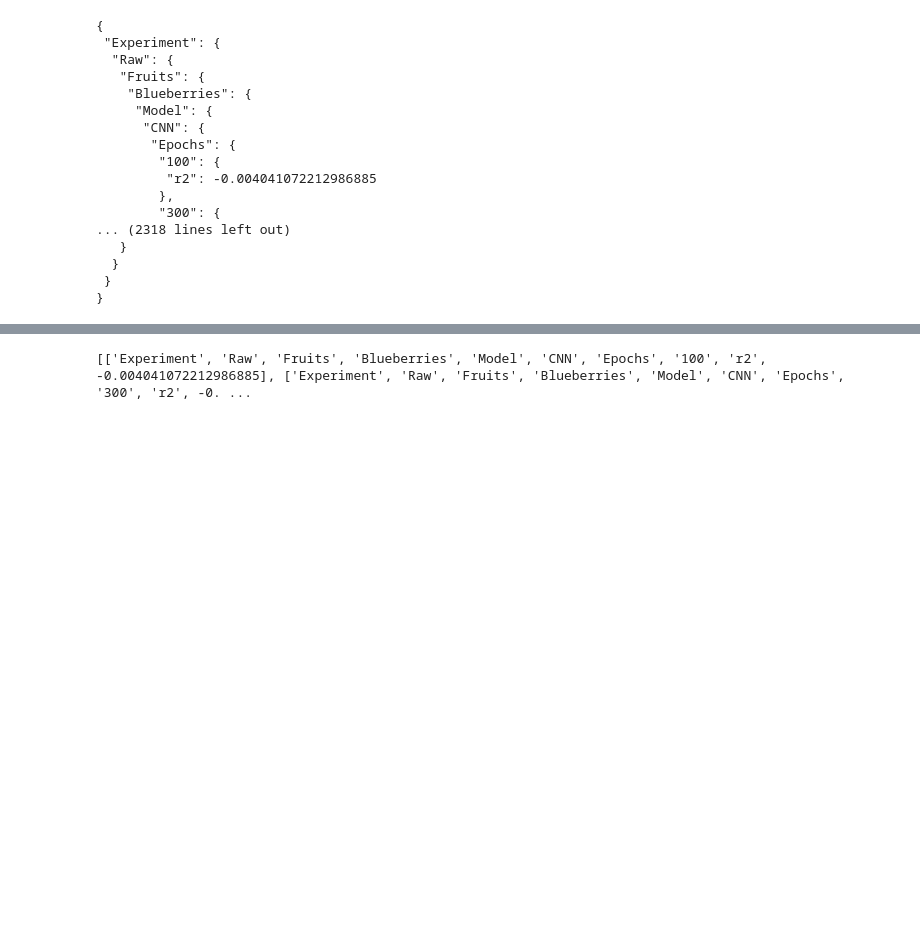
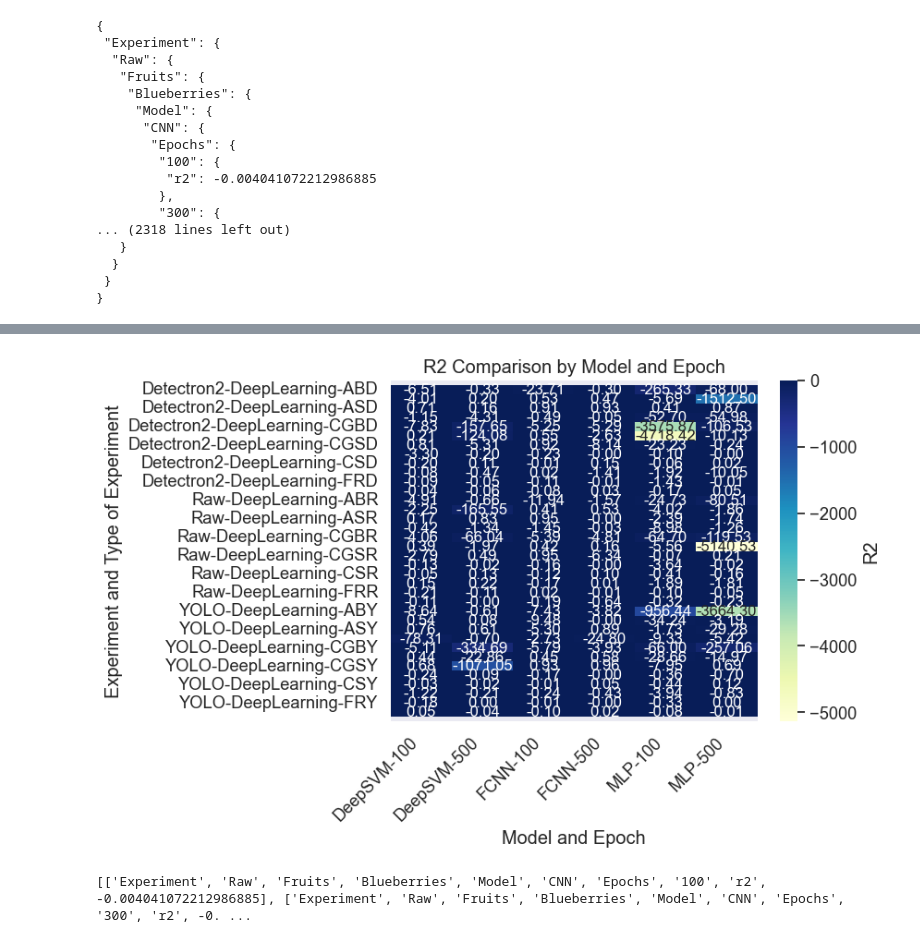
Before and after one commit to pcruiher08/ImageFeatures, a Jupyter notebook: Experiments/Graphs.ipynb, the cells around one changed output, grey strips where cells are left out. Drawn from its saved outputs; the diff is of its cells as text; code cells hidden in the pictures; blank space fills up the shorter version.

```diff
--- a/Experiments/Graphs.ipynb
+++ b/Experiments/Graphs.ipynb
@@ -39,3 +95,7 @@ print(json.dumps(resultsML, indent=1))
+# %%
+plot_r2_heatmap(resultsDL)
+# %% [output]
+[figure, added]
 # %%
 import pandas as pd
 import seaborn as sns
```
Also changed, not shown: parts of 2 cells of this notebook.
